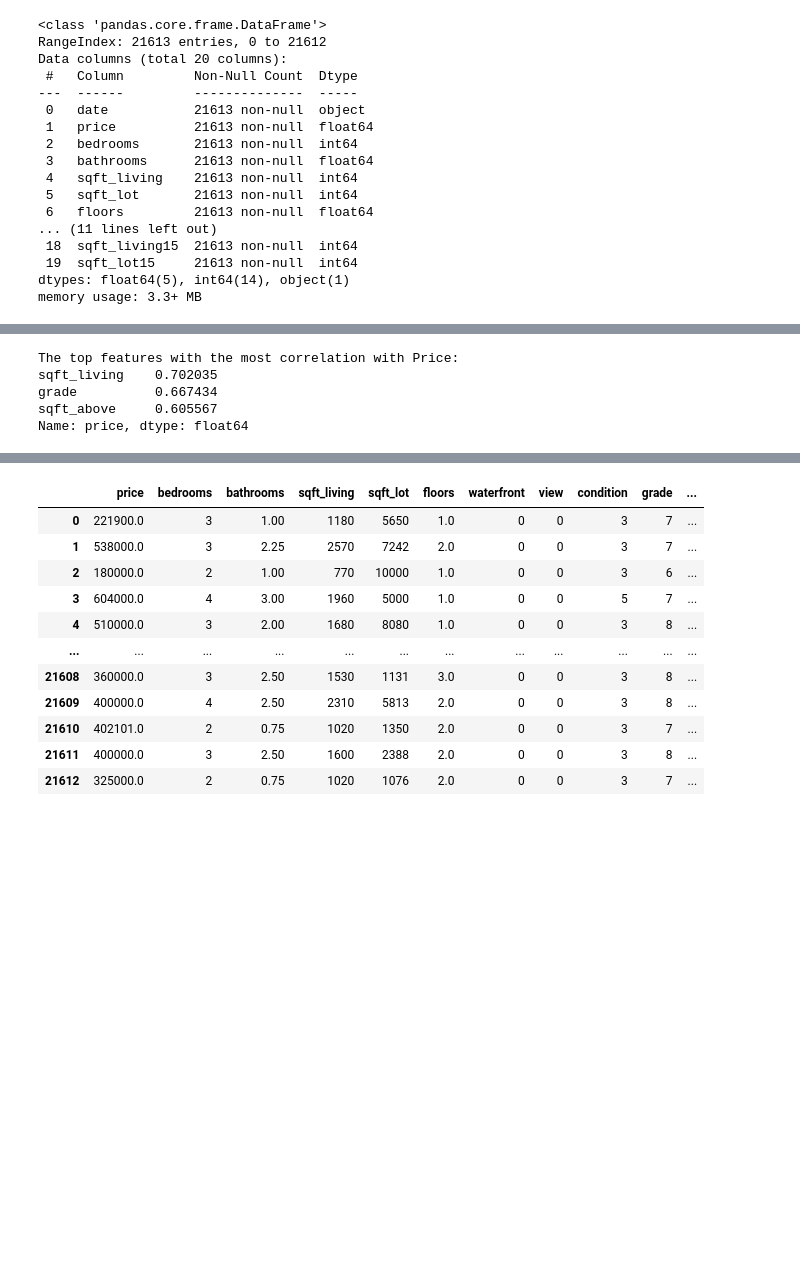
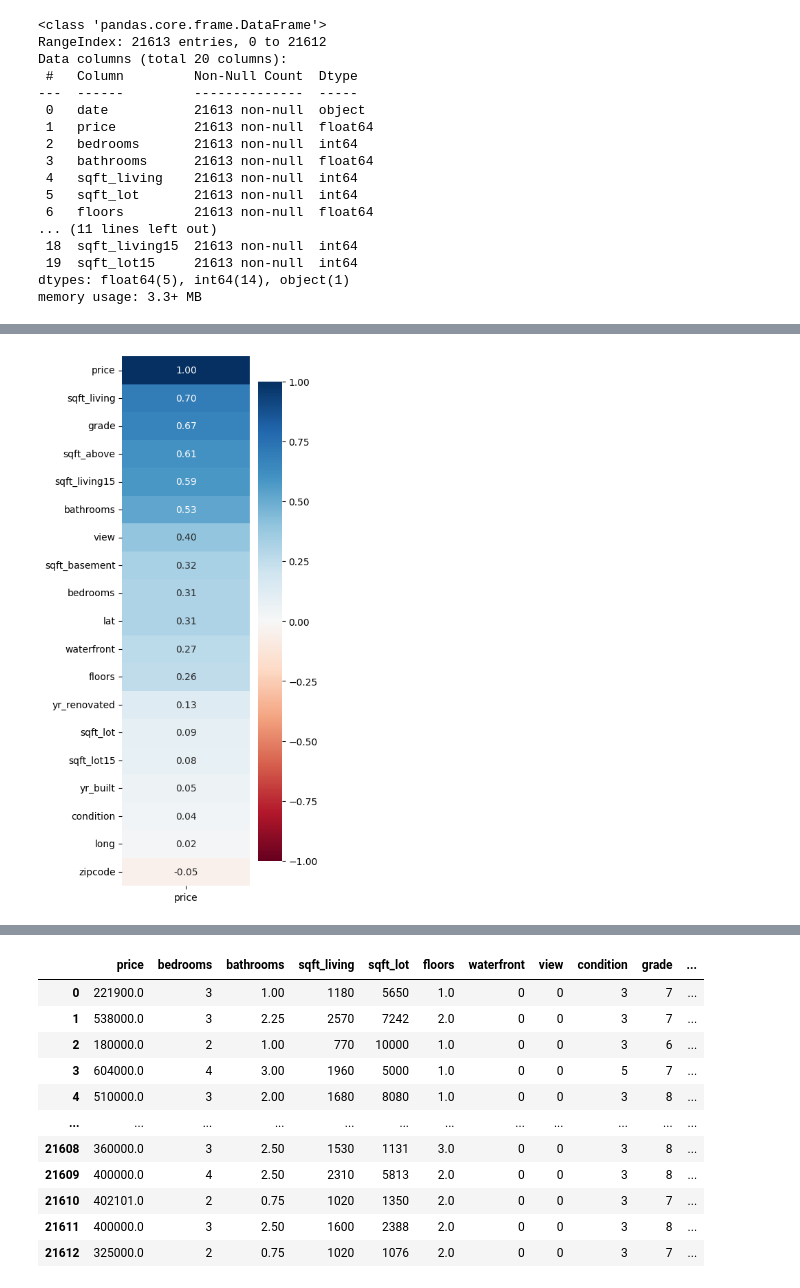
Before and after one commit to MAmin-y/Neural-Networks-and-Deep-Learning-Course-Projects-F2024, a Jupyter notebook: CA1/Q4.ipynb, the cells around one changed output, grey strips where cells are left out. Drawn from its saved outputs; the diff is of its cells as text; code cells hidden in the pictures; blank space fills up the shorter version.

```diff
--- a/CA1/Q4.ipynb
+++ b/CA1/Q4.ipynb
@@ -67,12 +86,10 @@ plt.show()
-# %%
-price_correlations = correlation_matrix["price"].sort_values(ascending=False)
-print("The top features with the most correlation with Price:")
-print(price_correlations[1:4])
-# %% [output]
-The top features with the most correlation with Price:
-sqft_living    0.702035
-grade          0.667434
-sqft_above     0.605567
-Name: price, dtype: float64
+# %%
+price_correlations = correlation_matrix[["price"]].sort_values(by='price', ascending=False)
+plt.figure(figsize=(3, 10))
+cmap = sns.diverging_palette(220, 220, as_cmap=True)
+sns.heatmap(price_correlations, annot=True, cmap='RdBu', fmt='.2f',  vmin=-1, vmax=1)
+plt.show()
+# %% [output]
+[figure, added]
 # %%
 plt.figure(figsize=(10, 6))
```
Also changed, not shown: parts of 14 cells of this notebook.
